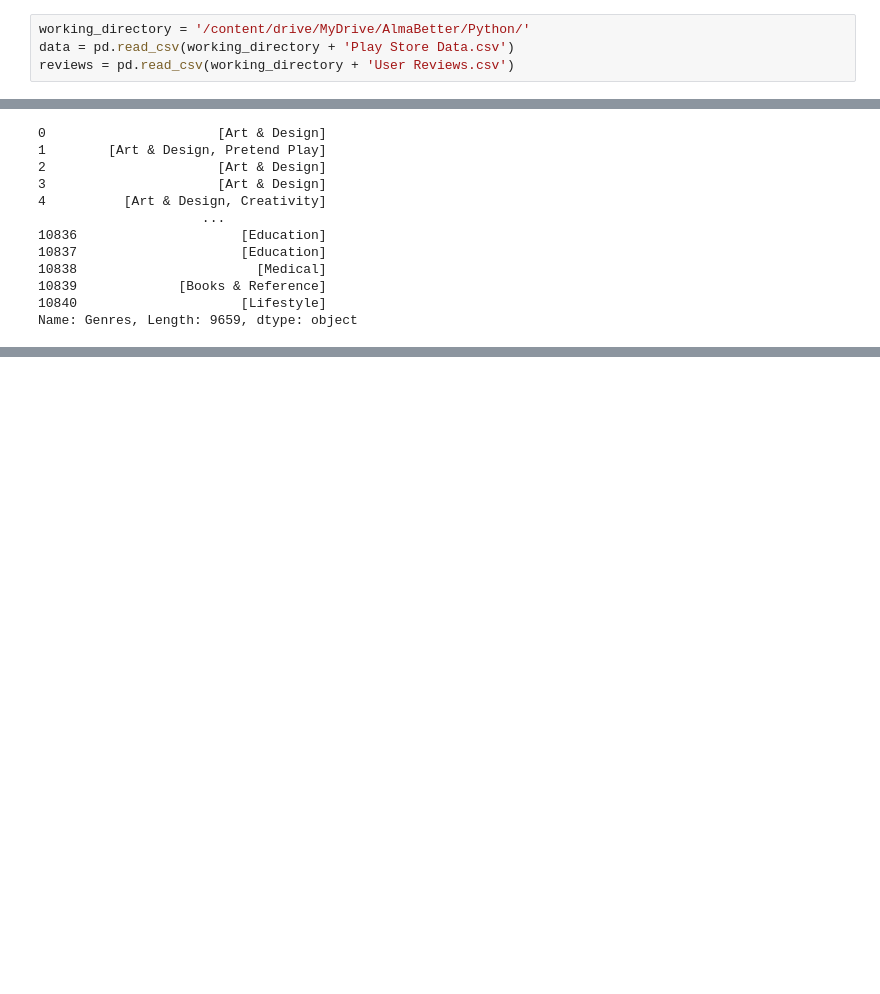
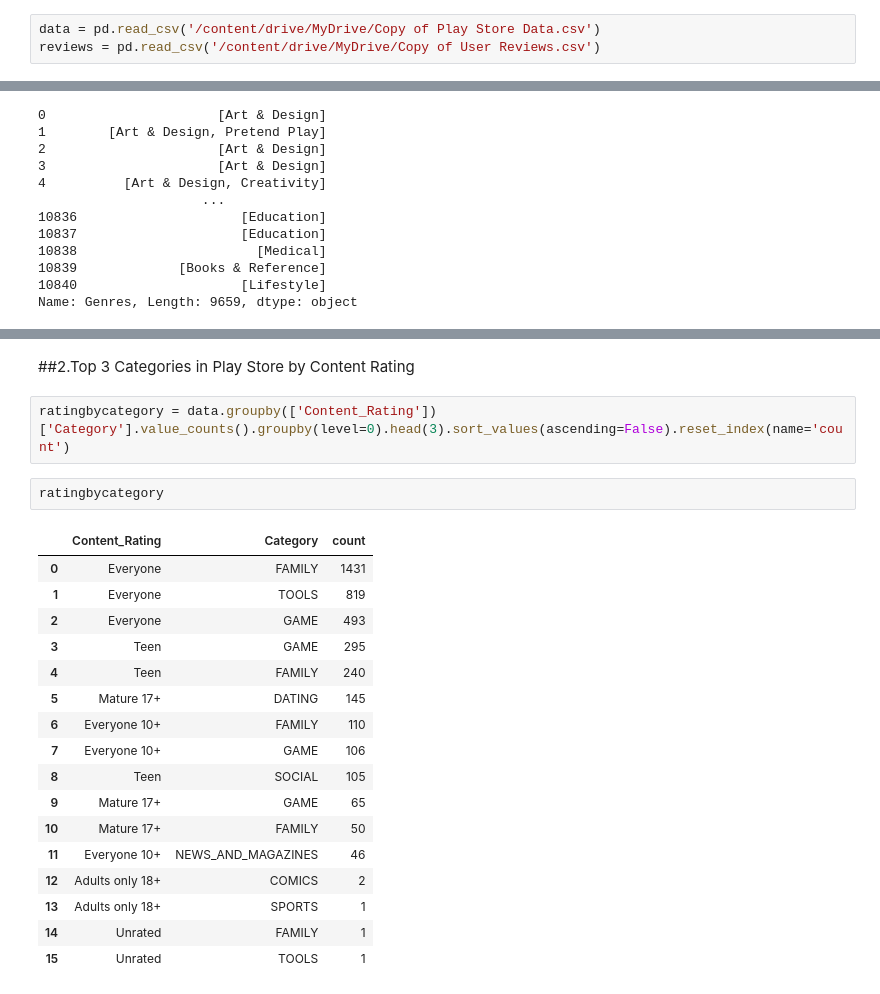
Before and after one commit to shubhamsartape/Play-Store-App-Review-Analysis---Capstone-Project, a Jupyter notebook: Shubham_Play_Store_App_Review_Analysis_Capstone_Project.ipynb, the cells around one changed output, grey strips where cells are left out. Cells and saved outputs as stored; diff of their text form; blank space fills up the shorter version.

```diff
--- a/Shubham_Play_Store_App_Review_Analysis_Capstone_Project.ipynb
+++ b/Shubham_Play_Store_App_Review_Analysis_Capstone_Project.ipynb
@@ -28,7 +28,6 @@ Mounted at /content/drive
 # %%
-working_directory = '/content/drive/MyDrive/AlmaBetter/Python/'
-data = pd.read_csv(working_directory + 'Play Store Data.csv')
-reviews = pd.read_csv(working_directory + 'User Reviews.csv')
+data = pd.read_csv('/content/drive/MyDrive/Copy of Play Store Data.csv')
+reviews = pd.read_csv('/content/drive/MyDrive/Copy of User Reviews.csv')
 # %% [markdown]
 # Play Store data wrangling
 # %%
@@ -413,0 +466,24 @@ Name: Genres, Length: 9659, dtype: object
+# %% [markdown]
+##2.Top 3 Categories in Play Store by Content Rating
+# %%
+ratingbycategory = data.groupby(['Content_Rating'])['Category'].value_counts().groupby(level=0).head(3).sort_values(ascending=False).reset_index(name='count')
+# %%
+ratingbycategory
+# %% [output]
+|  | Content_Rating | Category | count |
+| 0 | Everyone | FAMILY | 1431 |
+| 1 | Everyone | TOOLS | 819 |
+| 2 | Everyone | GAME | 493 |
+| 3 | Teen | GAME | 295 |
+| 4 | Teen | FAMILY | 240 |
+| 5 | Mature 17+ | DATING | 145 |
+| 6 | Everyone 10+ | FAMILY | 110 |
+| 7 | Everyone 10+ | GAME | 106 |
+| 8 | Teen | SOCIAL | 105 |
+| 9 | Mature 17+ | GAME | 65 |
+| 10 | Mature 17+ | FAMILY | 50 |
+| 11 | Everyone 10+ | NEWS_AND_MAGAZINES | 46 |
+| 12 | Adults only 18+ | COMICS | 2 |
+| 13 | Adults only 18+ | SPORTS | 1 |
+| 14 | Unrated | FAMILY | 1 |
+| 15 | Unrated | TOOLS | 1 |
```
Also changed, not shown: parts of 25 cells of this notebook.
